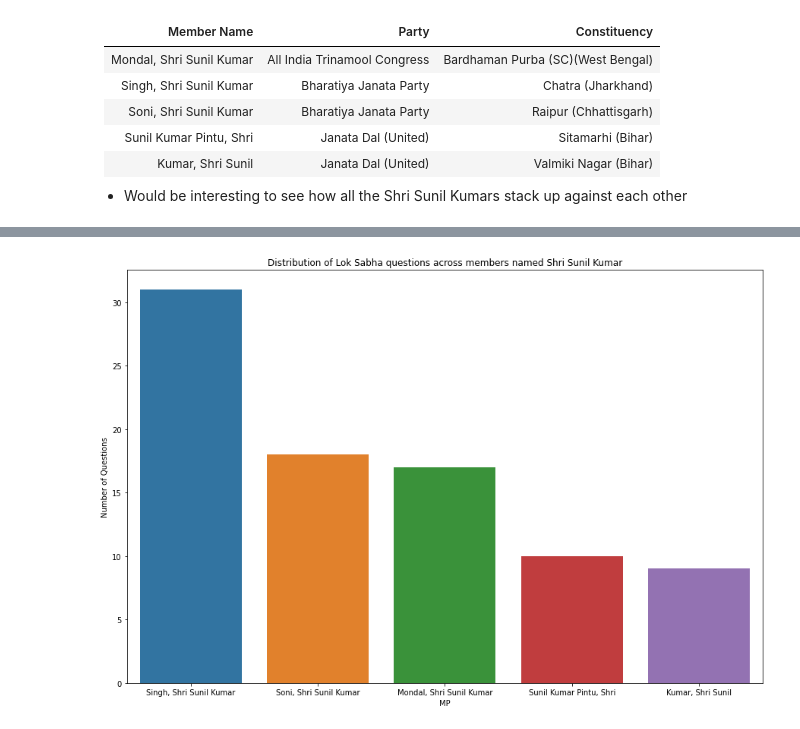
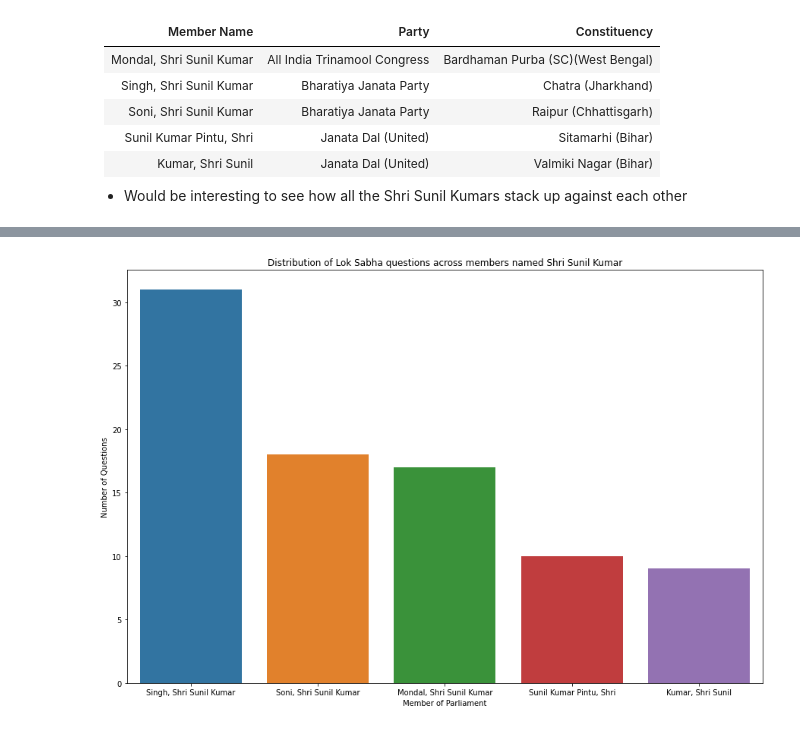
Before and after one commit to sammitjain/loksabha-questions, a Jupyter notebook: lok-sabha-questions-a-quick-peek.ipynb, the cells around one changed output, grey strips where cells are left out. Cells and saved outputs as stored; diff of their text form; code cells hidden in the pictures.

Commit message:
Kaggle Notebook | Lok Sabha Questions - A quick peek | Version 4

```diff
--- a/lok-sabha-questions-a-quick-peek.ipynb
+++ b/lok-sabha-questions-a-quick-peek.ipynb
@@ -53,0 +73,5 @@ A total of 4250 unique questions were asked in the Lok Sabha from 2021-12-01 to
+# %%
+# Let's get some statistics on who asked the longest and shortest questions in the ongoing session
+questions['Question Length'] = questions.contents.apply(len)
+questions_length_wise = questions.sort_values('Question Length')[['from', 'topic', 'contents', 'Question Length']]
+questions_length_wise
@@ -191,6 +284,6 @@ plt.show()
 * Would be interesting to see how all the Shri Sunil Kumars stack up against each other
 # %%
 # Collect all questions
-questions_sunil = questions[questions['from'].str.contains('Sunil') & questions['from'].str.contains('Kumar')]
-questions_sunil.head()
+questions_sunil = questions[questions['from'].str.contains('Sunil') & questions['from'].str.contains('Kumar')][['from', 'to', 'topic']]
+questions_sunil
 # %% [output]
@@ -203,10 +303,10 @@ questions_sunil.head()
 # %%
 # Grouping these by 'from'
 questions_sunil_wise = questions_sunil.groupby('from')['from'].agg(['count']).sort_values('count', ascending=False).reset_index()
-questions_sunil_wise.columns = ['MP', 'Number of Questions']
+questions_sunil_wise.columns = ['Member of Parliament', 'Number of Questions']
 plt.figure(figsize=(15, 10))
 plt.title('Distribution of Lok Sabha questions across members named Shri Sunil Kumar')
-sns.barplot(x='MP', y='Number of Questions', data=questions_sunil_wise)
+sns.barplot(x='Member of Parliament', y='Number of Questions', data=questions_sunil_wise)
 plt.show()
 # %% [output]
-[figure, old version]
+[figure, new version]
```
Also changed, not shown: parts of 11 cells of this notebook.
